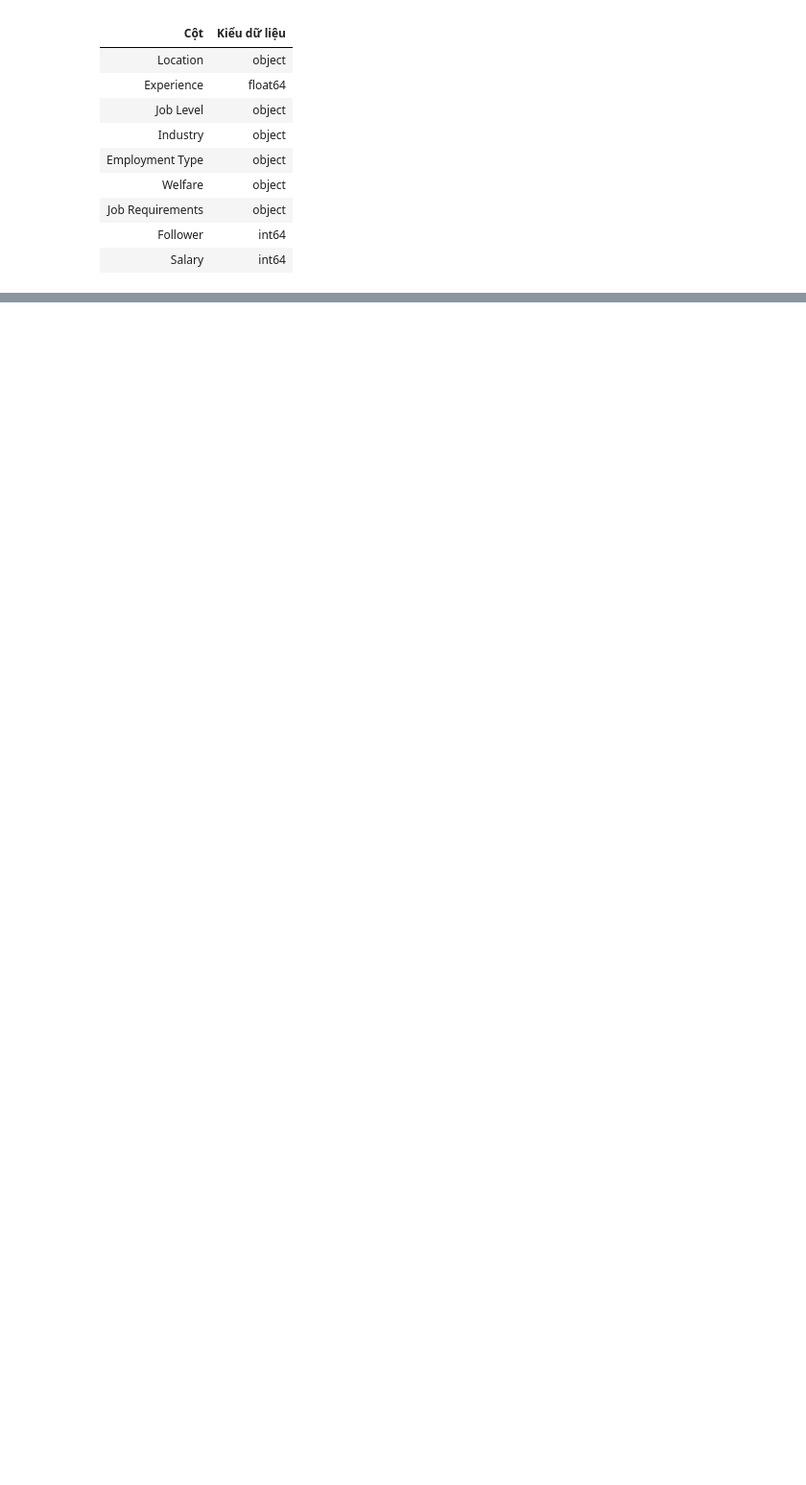
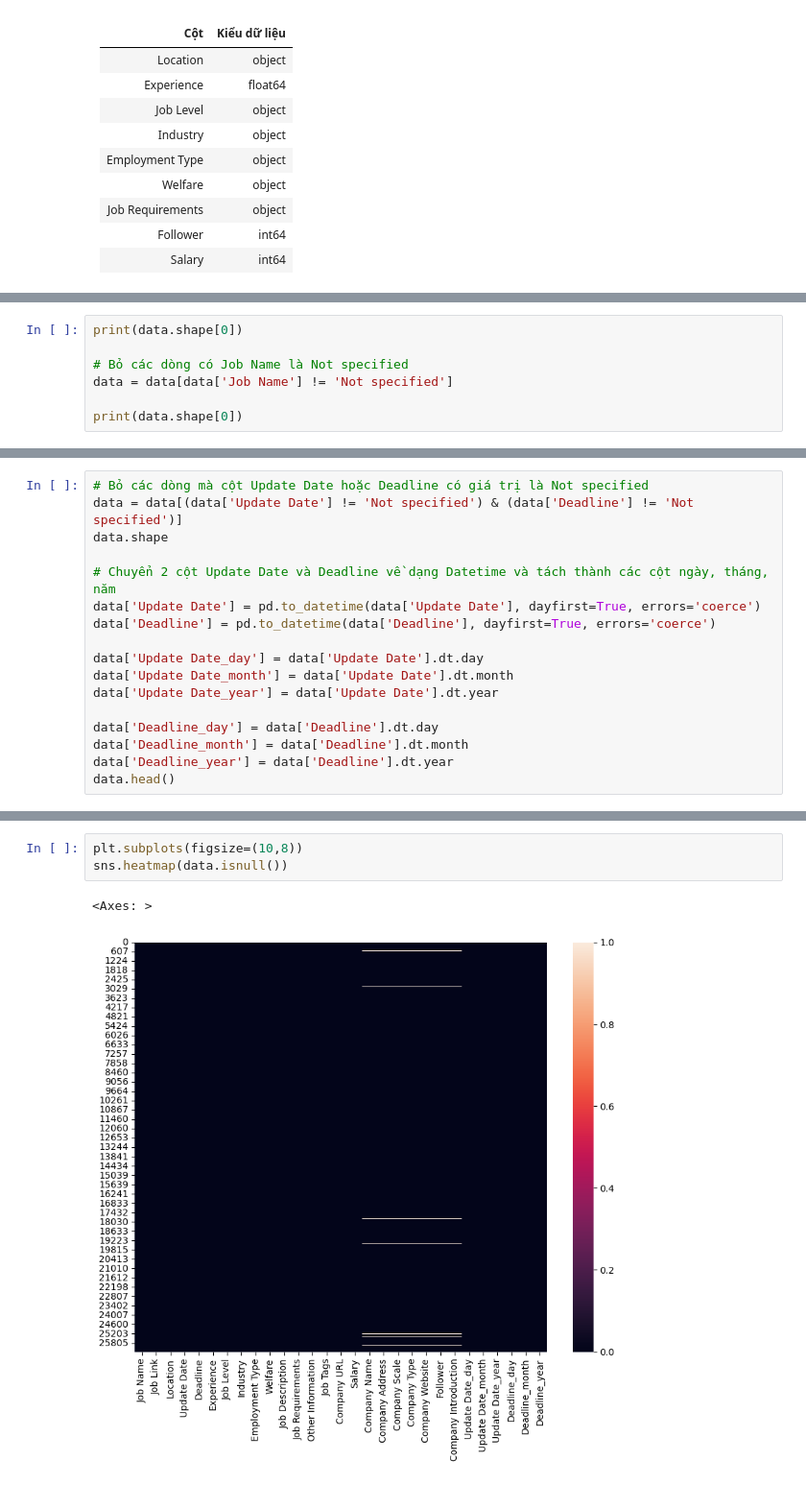
Before and after one commit to Dzivilord/carrerModeling, a Jupyter notebook: ExporingData/ExploringData.ipynb, the cells around one changed output, grey strips where cells are left out. Shown: that part at 96% size. Drawn from its saved outputs; the diff is of its cells as text; blank space fills up the shorter version.

```diff
--- a/ExporingData/ExploringData.ipynb
+++ b/ExporingData/ExploringData.ipynb
@@ -71,0 +150,7 @@ dtype: object
+# %%
+print(data.shape[0])
+
+# Bỏ các dòng có Job Name là Not specified
+data = data[data['Job Name'] != 'Not specified']
+
+print(data.shape[0])
@@ -71,0 +162,17 @@ dtype: object
+# %%
+# Bỏ các dòng mà cột Update Date hoặc Deadline có giá trị là Not specified
+data = data[(data['Update Date'] != 'Not specified') & (data['Deadline'] != 'Not specified')]
+data.shape
+
+# Chuyển 2 cột Update Date và Deadline về dạng Datetime và tách thành các cột ngày, tháng, năm
+data['Update Date'] = pd.to_datetime(data['Update Date'], dayfirst=True, errors='coerce')
+data['Deadline'] = pd.to_datetime(data['Deadline'], dayfirst=True, errors='coerce')
+
+data['Update Date_day'] = data['Update Date'].dt.day
+data['Update Date_month'] = data['Update Date'].dt.month
+data['Update Date_year'] = data['Update Date'].dt.year
+
+data['Deadline_day'] = data['Deadline'].dt.day
+data['Deadline_month'] = data['Deadline'].dt.month
+data['Deadline_year'] = data['Deadline'].dt.year
+data.head()
@@ -71,0 +189,6 @@ dtype: object
+# %%
+plt.subplots(figsize=(10,8))
+sns.heatmap(data.isnull())
+# %% [output]
+<Axes: >
+[figure, added]
```
Also changed, not shown: parts of 18 cells of this notebook, 4 other files.
